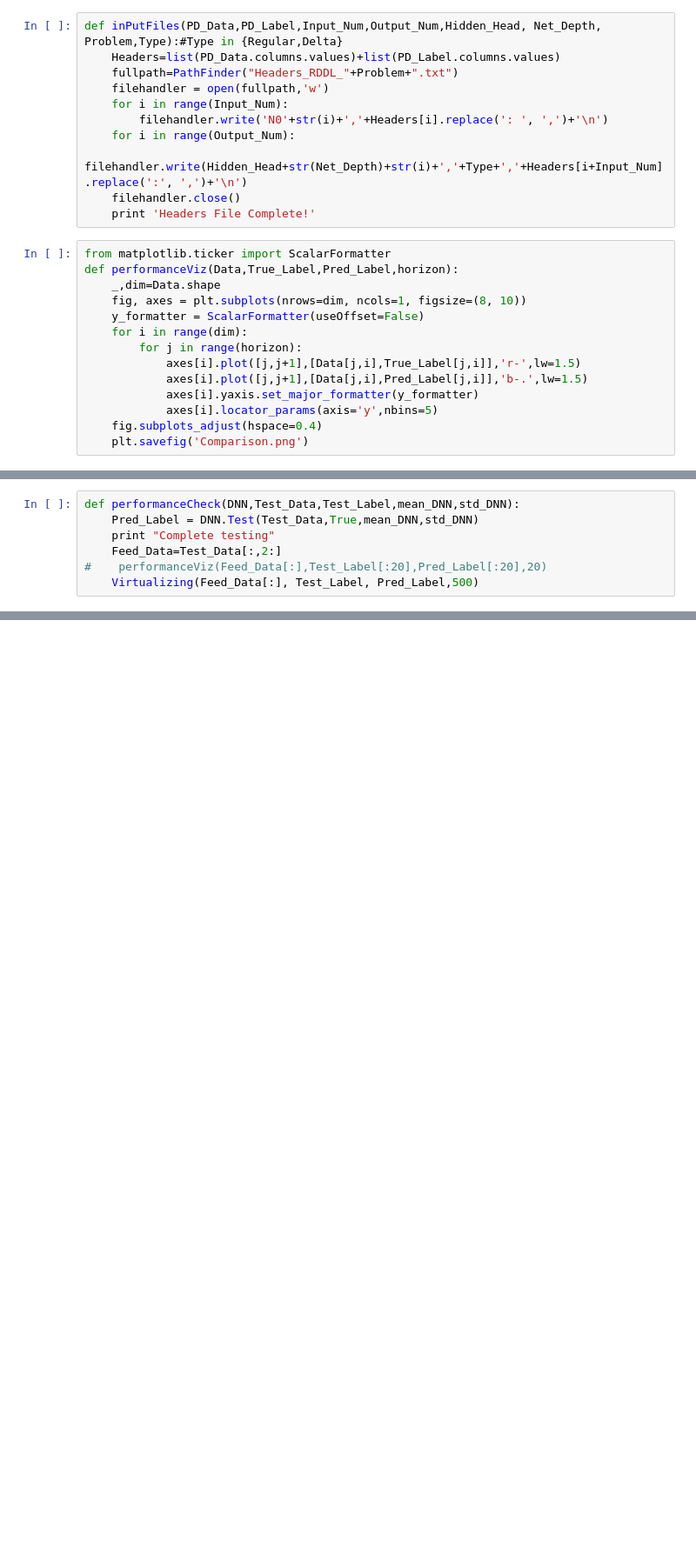
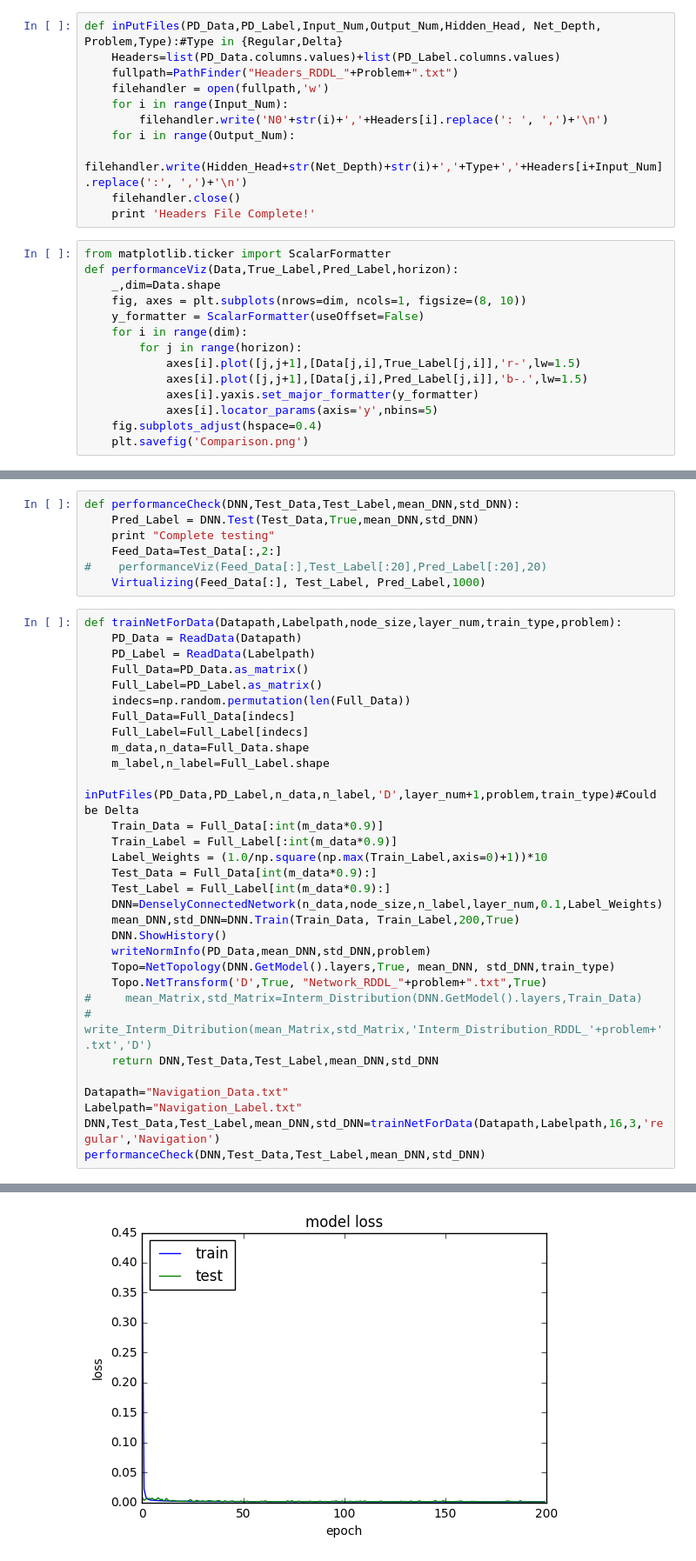
Before and after one commit to wuga214/PAPER_IJCAI17_HybridPlanning_NeuralNetwork_MILP, a Jupyter notebook: outputs/RDDL-NET/Navigation/Nonliear_SINGLE_BIG_STEP/DCN_Transition_Function_RDDL.ipynb, the cells around one changed output, grey strips where cells are left out. Shown at 87% size. Saved outputs shown, nothing was run; the diff lists cells and outputs as text; blank space fills up the shorter version.

```diff
--- a/outputs/RDDL-NET/Navigation/Nonliear_SINGLE_BIG_STEP/DCN_Transition_Function_RDDL.ipynb
+++ b/outputs/RDDL-NET/Navigation/Nonliear_SINGLE_BIG_STEP/DCN_Transition_Function_RDDL.ipynb
@@ -304,4 +302,36 @@ def performanceCheck(DNN,Test_Data,Test_Label,mean_DNN,std_DNN):
     print "Complete testing"
     Feed_Data=Test_Data[:,2:]
 #    performanceViz(Feed_Data[:],Test_Label[:20],Pred_Label[:20],20)
-    Virtualizing(Feed_Data[:], Test_Label, Pred_Label,500)
+    Virtualizing(Feed_Data[:], Test_Label, Pred_Label,1000)
+# %%
+def trainNetForData(Datapath,Labelpath,node_size,layer_num,train_type,problem):
+    PD_Data = ReadData(Datapath)
+    PD_Label = ReadData(Labelpath)
+    Full_Data=PD_Data.as_matrix()
+    Full_Label=PD_Label.as_matrix()
+    indecs=np.random.permutation(len(Full_Data))
+    Full_Data=Full_Data[indecs]
+    Full_Label=Full_Label[indecs]
+    m_data,n_data=Full_Data.shape
+    m_label,n_label=Full_Label.shape
+    inPutFiles(PD_Data,PD_Label,n_data,n_label,'D',layer_num+1,problem,train_type)#Could be Delta
+    Train_Data = Full_Data[:int(m_data*0.9)]
+    Train_Label = Full_Label[:int(m_data*0.9)]
+    Label_Weights = (1.0/np.square(np.max(Train_Label,axis=0)+1))*10
+    Test_Data = Full_Data[int(m_data*0.9):]
+    Test_Label = Full_Label[int(m_data*0.9):]
+    DNN=DenselyConnectedNetwork(n_data,node_size,n_label,layer_num,0.1,Label_Weights)
+    mean_DNN,std_DNN=DNN.Train(Train_Data, Train_Label,200,True)
+    DNN.ShowHistory()
+    writeNormInfo(PD_Data,mean_DNN,std_DNN,problem)
+    Topo=NetTopology(DNN.GetModel().layers,True, mean_DNN, std_DNN,train_type)
+    Topo.NetTransform('D',True, "Network_RDDL_"+problem+".txt",True)
+#     mean_Matrix,std_Matrix=Interm_Distribution(DNN.GetModel().layers,Train_Data)
+#     write_Interm_Ditribution(mean_Matrix,std_Matrix,'Interm_Distribution_RDDL_'+problem+'.txt','D')
+    return DNN,Test_Data,Test_Label,mean_DNN,std_DNN
+
+Datapath="Navigation_Data.txt"
+Labelpath="Navigation_Label.txt"
+DNN,Test_Data,Test_Label,mean_DNN,std_DNN=trainNetForData(Datapath,Labelpath,16,3,'regular','Navigation')
+performanceCheck(DNN,Test_Data,Test_Label,mean_DNN,std_DNN)
+# %% [output]
@@ -307,0 +355 @@ def performanceCheck(DNN,Test_Data,Test_Label,mean_DNN,std_DNN):
+[figure, added]
```
Also changed, not shown: parts of 5 cells of this notebook, 8 other files.
